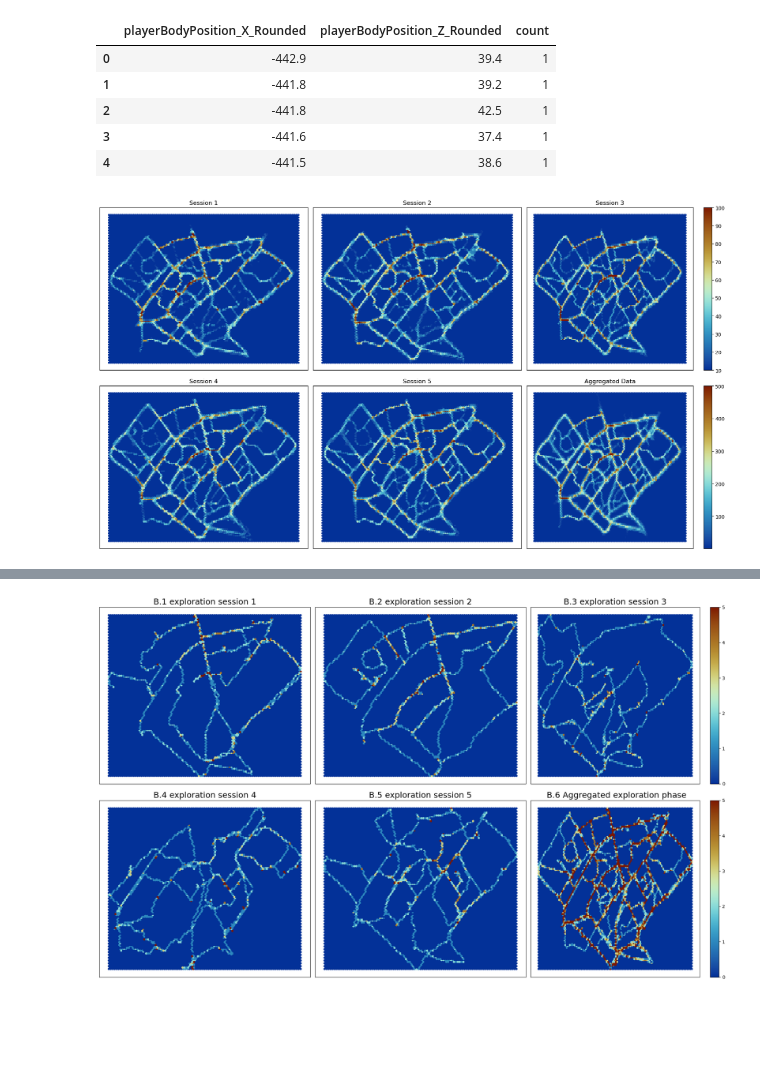
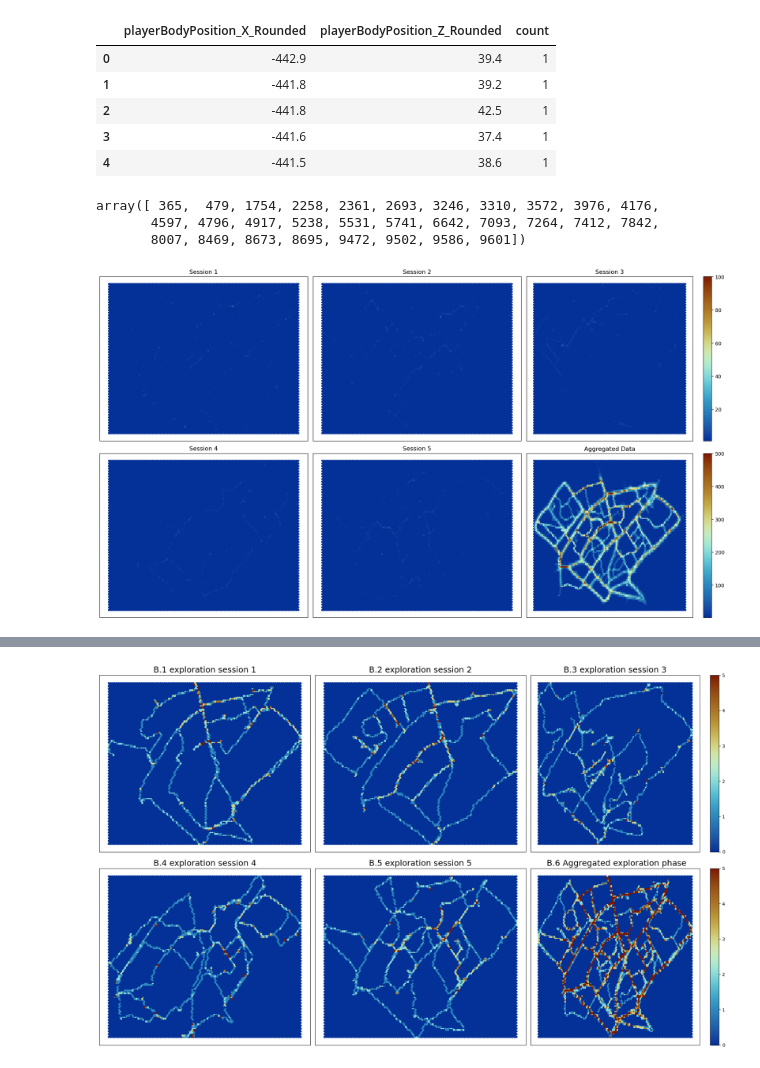
Before and after one commit to tracysanchez/DataAnalysis, a Jupyter notebook: Joining_FinalData/Maps/00_Heat_Map.ipynb, the cells around one changed output, grey strips where cells are left out. Drawn from its saved outputs; the diff is of its cells as text; code cells hidden in the pictures; blank space fills up the shorter version.

```diff
--- a/Joining_FinalData/Maps/00_Heat_Map.ipynb
+++ b/Joining_FinalData/Maps/00_Heat_Map.ipynb
@@ -181,10 +208,18 @@ expanded_exp2_data.head()
 | 2 | -441.8 | 42.5 | 1 |
 | 3 | -441.6 | 37.4 | 1 |
 | 4 | -441.5 | 38.6 | 1 |
+# %%
+resampled_data_2S1.SubjectID.astype(int).unique()
+# %% [output]
+array([ 365,  479, 1754, 2258, 2361, 2693, 3246, 3310, 3572, 3976, 4176,
+       4597, 4796, 4917, 5238, 5531, 5741, 6642, 7093, 7264, 7412, 7842,
+       8007, 8469, 8673, 8695, 9472, 9502, 9586, 9601])
 # %%
 # Identify unique sessions
 unique_sessions = resampled_data_2S['Session'].astype(int).unique()
+resampled_data_2S['SubjectID'] = resampled_data_2S['SubjectID'].astype(int)
 
+resampled_data_2S_1P = resampled_data_2S[resampled_data_2S['SubjectID'] == 8673]
 # Define the maximum number of visits per location
 max_visits = 1  #  cap as needed
 
@@ -195,7 +230,7 @@ axs = axs.flatten()  # Flatten the array for easy indexing
 # Iterate over sessions and create a heatmap for each
 for i, session in enumerate(unique_sessions):
     # Filter data for the current session
-    session_data = resampled_data_2S[resampled_data_2S['Session'] == session]
+    session_data = resampled_data_2S_1P[(resampled_data_2S_1P['Session'] == session)]
 
     # Create a frequency table
     freq_table = session_data.groupby(['playerBodyPosition_X_Rounded', 'playerBodyPosition_Z_Rounded']).size().reset_index(name='count')
@@ -206,32 +241,32 @@ for i, session in enumerate(unique_sessions):
     # Expand the data based on capped frequencies
     expanded_data = freq_table.loc[freq_table.index.repeat(freq_table['count'])]
 
     # Create the heatmap with adjusted data in the ith subplot
     ax = axs[i]
-    hb = ax.hexbin(expanded_data['playerBodyPosition_X_Rounded'], expanded_data['playerBodyPosition_Z_Rounded'], gridsize=100, cmap='cmc.roma_r', vmin=10, vmax=100)
+    hb = ax.hexbin(expanded_data['playerBodyPosition_X_Rounded'], expanded_data['playerBodyPosition_Z_Rounded'], gridsize=100, cmap='cmc.roma_r', vmin=1, vmax=100)
     ax.set_title(f'Session {session}')
      # Remove x and y ticks
     ax.set_xticks([])
     ax.set_yticks([])
     if i in [2]:
         fig.colorbar(hb, ax=ax, orientation='vertical')
 
 
 # Aggregate heatmap for all sessions in the sixth plot
 all_data = resampled_data_2S
 all_freq_table = all_data.groupby(['playerBodyPosition_X_Rounded', 'playerBodyPosition_Z_Rounded']).size().reset_index(name='count')
 all_freq_table['count'] = all_freq_table['count'].clip(upper=max_visits)
 expanded_all_data = all_freq_table.loc[all_freq_table.index.repeat(all_freq_table['count'])]
 ax = axs[5]  # Sixth subplot
 hb_all = ax.hexbin(expanded_all_data['playerBodyPosition_X_Rounded'], expanded_all_data['playerBodyPosition_Z_Rounded'], gridsize=100, cmap='cmc.roma_r', vmin=1, vmax=500)
 ax.set_title('Aggregated Data')
 # Remove x and y ticks
 ax.set_xticks([])
 ax.set_yticks([])
 fig.colorbar(hb_all, ax=ax, orientation='vertical')
 plt.tight_layout()
 plt.savefig("/Volumes/TwoTeras/2_DataSets_Experiments_1_2/Plots/Participants_Exploration_Sessions.png",  bbox_inches="tight",
             pad_inches=0.3)
 plt.show()
 # %% [output]
-[figure, old version]
+[figure, new version]
```
Also changed, not shown: parts of 12 cells of this notebook, 29 other files.
